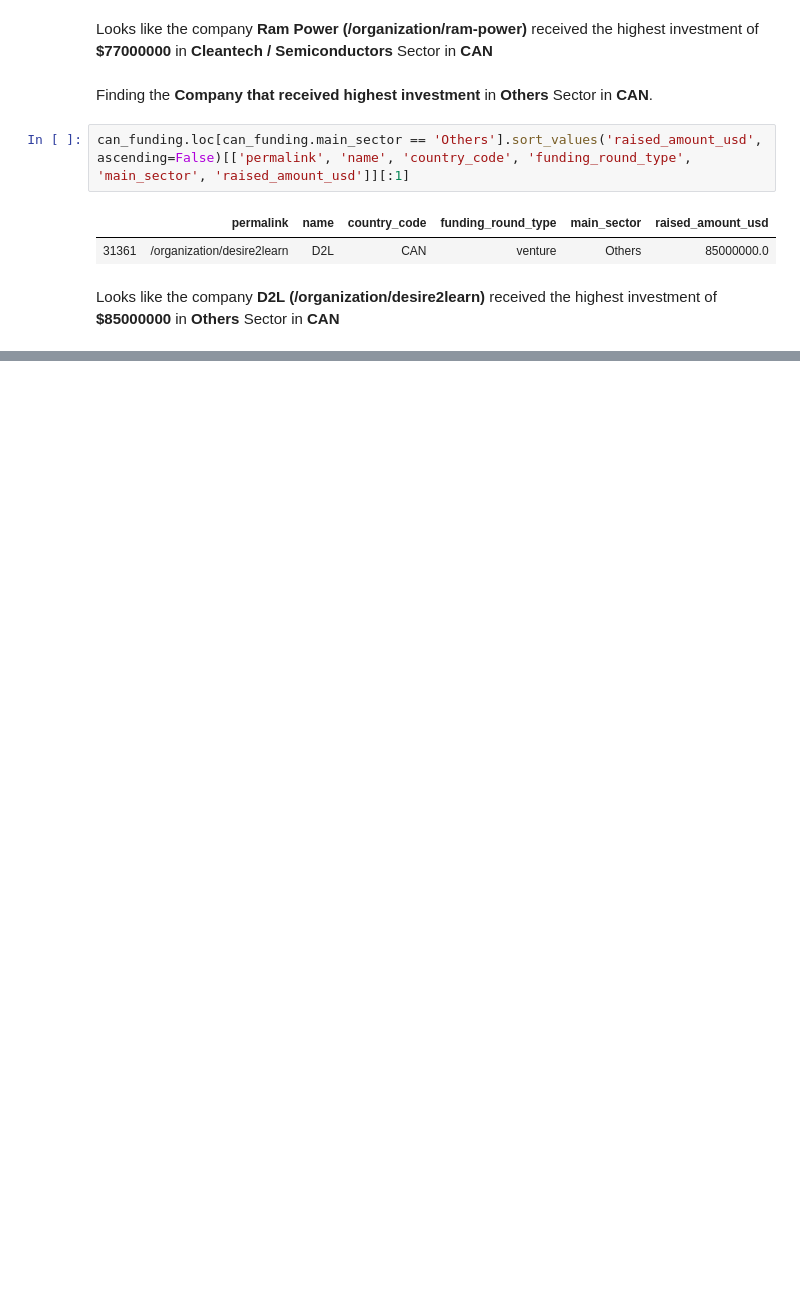
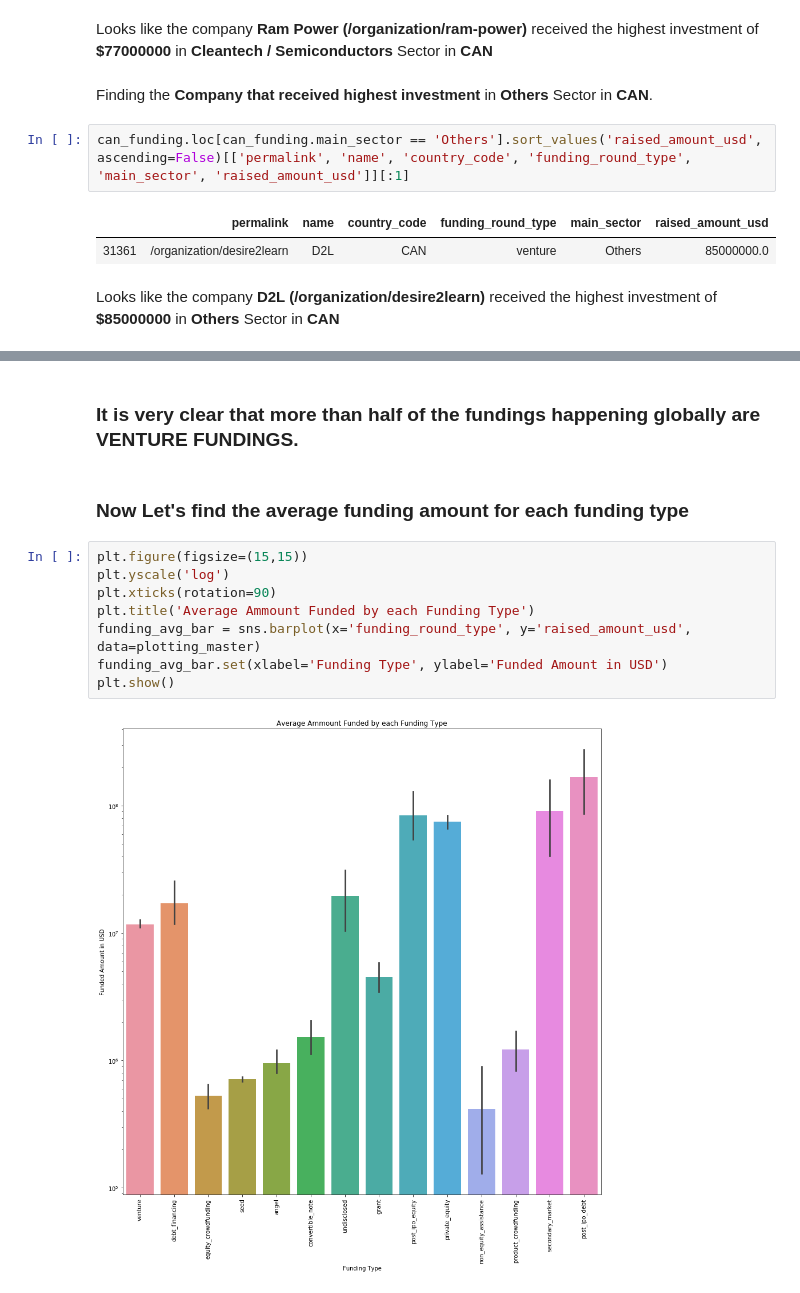
Before and after one commit to vivekav-96/UpGrad-PGDML, a Jupyter notebook: InvestmentAssignment/investment_assignement.ipynb, the cells around one changed output, grey strips where cells are left out. Drawn from its saved outputs; the diff is of its cells as text; blank space fills up the shorter version.

```diff
--- a/InvestmentAssignment/investment_assignement.ipynb
+++ b/InvestmentAssignment/investment_assignement.ipynb
@@ -444,0 +476,14 @@ Looks like the company **D2L (/organization/desire2learn)** received the highest
+# %% [markdown]
+### It is very clear that more than half of the fundings happening globally are VENTURE FUNDINGS.
+# %% [markdown]
+### Now Let's find the average funding amount for each funding type
+# %%
+plt.figure(figsize=(15,15))
+plt.yscale('log')
+plt.xticks(rotation=90)
+plt.title('Average Ammount Funded by each Funding Type')
+funding_avg_bar = sns.barplot(x='funding_round_type', y='raised_amount_usd', data=plotting_master)
+funding_avg_bar.set(xlabel='Funding Type', ylabel='Funded Amount in USD')
+plt.show()
+# %% [output]
+[figure, added]
```
Also changed, not shown: parts of 13 cells of this notebook, 1 other file.
